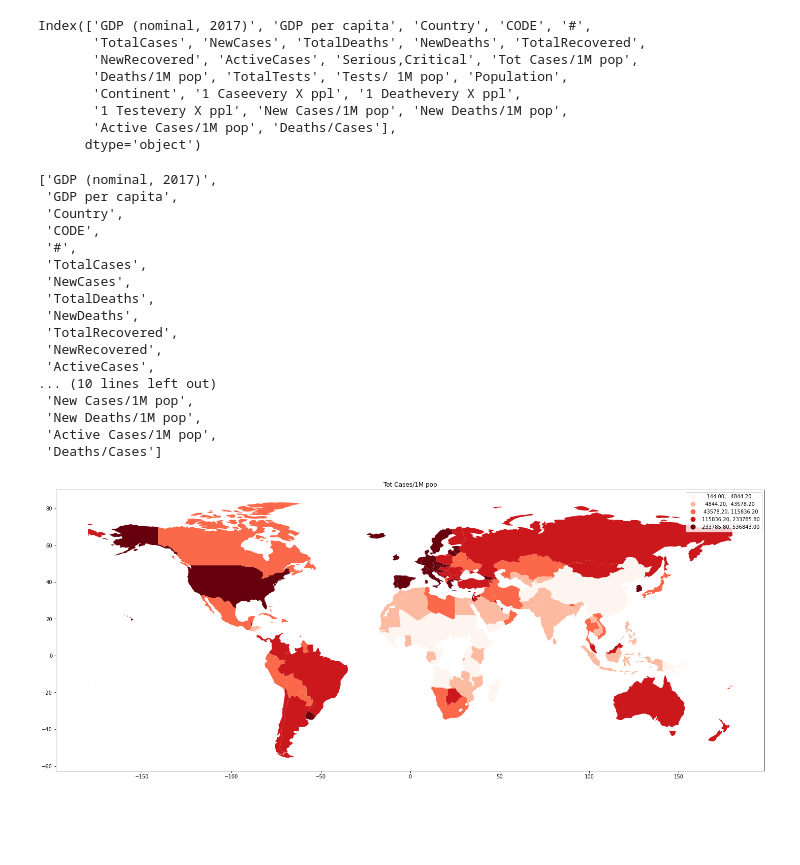
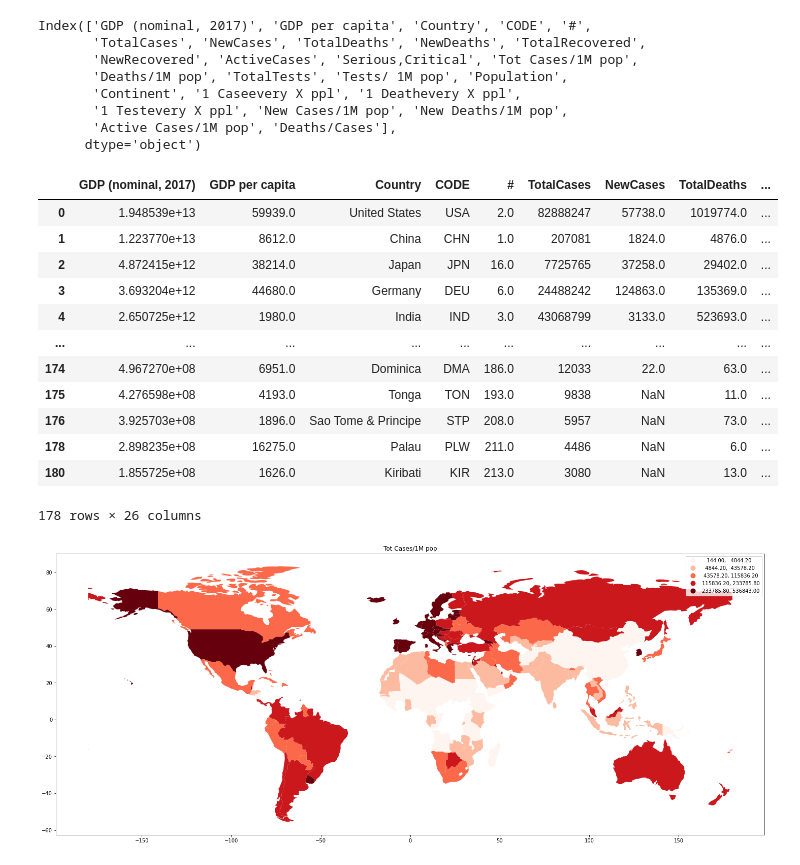
Before and after one commit to tonyvu1289/DV_lab01, a Jupyter notebook: duy.ipynb, the cells around one changed output. Cells and saved outputs as stored; diff of their text form; code cells hidden in the pictures; blank space fills up the shorter version.

```diff
--- a/duy.ipynb
+++ b/duy.ipynb
@@ -70,6 +69,22 @@ Index(['GDP (nominal, 2017)', 'GDP per capita', 'Country', 'CODE', '#',
        '1 Testevery X ppl', 'New Cases/1M pop', 'New Deaths/1M pop',
        'Active Cases/1M pop', 'Deaths/Cases'],
       dtype='object')
+# %%
+df
+# %% [output]
+|  | GDP (nominal, 2017) | GDP per capita | Country | CODE | # | TotalCases | NewCases | TotalDeaths | ... |
+| 0 | 1.948539e+13 | 59939.0 | United States | USA | 2.0 | 82888247 | 57738.0 | 1019774.0 | ... |
+| 1 | 1.223770e+13 | 8612.0 | China | CHN | 1.0 | 207081 | 1824.0 | 4876.0 | ... |
+| 2 | 4.872415e+12 | 38214.0 | Japan | JPN | 16.0 | 7725765 | 37258.0 | 29402.0 | ... |
+| 3 | 3.693204e+12 | 44680.0 | Germany | DEU | 6.0 | 24488242 | 124863.0 | 135369.0 | ... |
+| 4 | 2.650725e+12 | 1980.0 | India | IND | 3.0 | 43068799 | 3133.0 | 523693.0 | ... |
+| ... | ... | ... | ... | ... | ... | ... | ... | ... | ... |
+| 174 | 4.967270e+08 | 6951.0 | Dominica | DMA | 186.0 | 12033 | 22.0 | 63.0 | ... |
+| 175 | 4.276598e+08 | 4193.0 | Tonga | TON | 193.0 | 9838 | NaN | 11.0 | ... |
+| 176 | 3.925703e+08 | 1896.0 | Sao Tome & Principe | STP | 208.0 | 5957 | NaN | 73.0 | ... |
+| 178 | 2.898235e+08 | 16275.0 | Palau | PLW | 211.0 | 4486 | NaN | 6.0 | ... |
+| 180 | 1.855725e+08 | 1626.0 | Kiribati | KIR | 213.0 | 3080 | NaN | 13.0 | ... |
+178 rows × 26 columns
 # %%
 df = df.dropna(axis=0,subset=['Deaths/1M pop','Tot\xa0Cases/1M pop'])
 # %%
@@ -93,26 +108,6 @@ def world_map_visualize(df,column):
 # add countries names and numbers
 
     plt.show()
-# %%
-df.columns.tolist()
-# %% [output]
-['GDP (nominal, 2017)',
- 'GDP per capita',
- 'Country',
- 'CODE',
- '#',
- 'TotalCases',
- 'NewCases',
- 'TotalDeaths',
- 'NewDeaths',
- 'TotalRecovered',
- 'NewRecovered',
- 'ActiveCases',
-... (10 lines left out)
- 'New Cases/1M pop',
- 'New Deaths/1M pop',
- 'Active Cases/1M pop',
- 'Deaths/Cases']
 # %%
 for col in ['Tot\xa0Cases/1M pop','Deaths/1M pop', 'Tests/ 1M pop','Active Cases/1M pop']:
     world_map_visualize(df,col)
```
Also changed, not shown: parts of 4 cells of this notebook, 2 other files.
